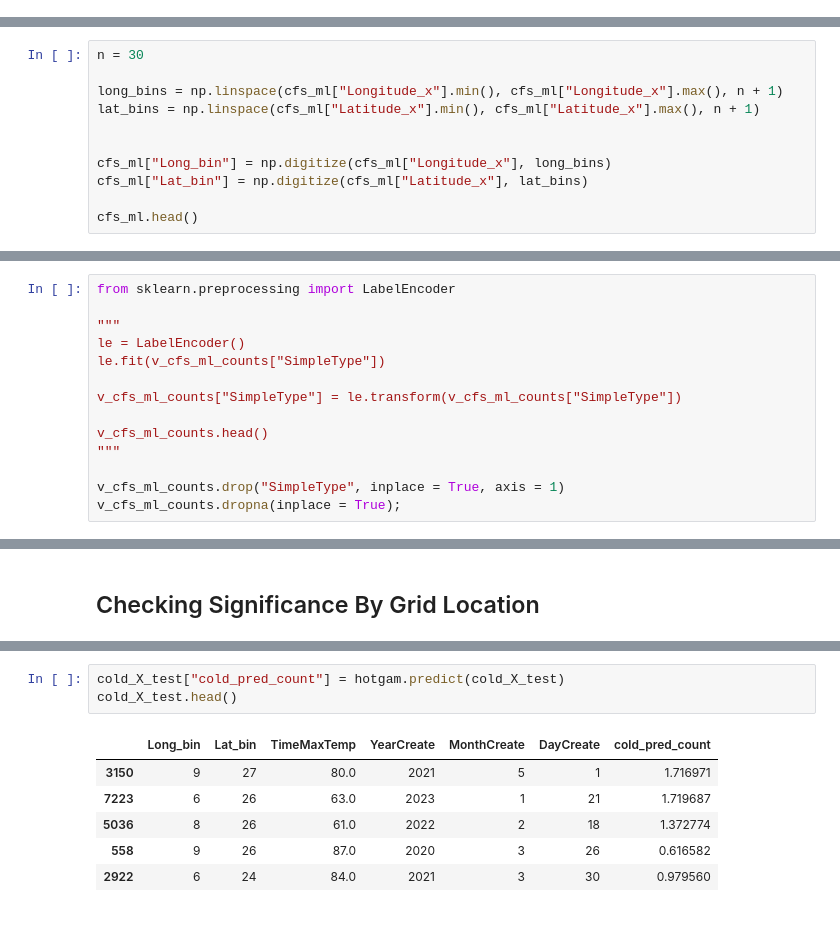
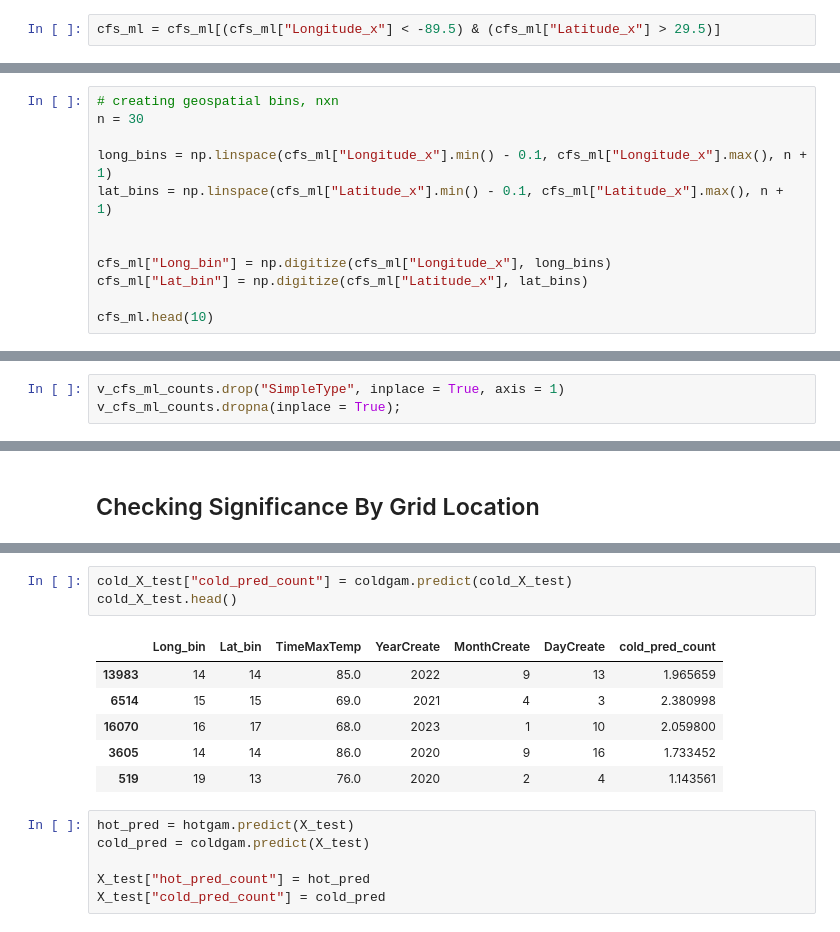
Before and after one commit to outlawhayden/weather-crime, a Jupyter notebook: notebooks/model_playground.ipynb, the cells around one changed output, grey strips where cells are left out. Cells and saved outputs as stored; diff of their text form.

```diff
--- a/notebooks/model_playground.ipynb
+++ b/notebooks/model_playground.ipynb
@@ -731,0 +724,2 @@ calls_weather_master.head()
+# %%
+cfs_ml = cfs_ml[(cfs_ml["Longitude_x"] < -89.5) & (cfs_ml["Latitude_x"] > 29.5)]
@@ -732,14 +730,15 @@ calls_weather_master.head()
 # %%
+# creating geospatial bins, nxn
 n = 30
 
-long_bins = np.linspace(cfs_ml["Longitude_x"].min(), cfs_ml["Longitude_x"].max(), n + 1)
-lat_bins = np.linspace(cfs_ml["Latitude_x"].min(), cfs_ml["Latitude_x"].max(), n + 1)
+long_bins = np.linspace(cfs_ml["Longitude_x"].min() - 0.1, cfs_ml["Longitude_x"].max(), n + 1)
+lat_bins = np.linspace(cfs_ml["Latitude_x"].min() - 0.1, cfs_ml["Latitude_x"].max(), n + 1)
 
 
 cfs_ml["Long_bin"] = np.digitize(cfs_ml["Longitude_x"], long_bins)
 cfs_ml["Lat_bin"] = np.digitize(cfs_ml["Latitude_x"], lat_bins)
 
-cfs_ml.head()
+cfs_ml.head(10)
 # %% [output]
 |  | NOPD_Item | TimeCreate | Zip | Longitude_x | Latitude_x | SimpleType | TimeMaxTemp | PairedStation | ... |
 | 0 | A3472220 | 2020-01-28 01:37:20 | 70114.0 | -90.045256 | 29.947510 | Status | NaN | US1LAOR0006 | ... |
@@ -872,15 +830,4 @@ v_cfs_ml_counts.head()
 # %%
-from sklearn.preprocessing import LabelEncoder
-
-"""
-le = LabelEncoder()
-le.fit(v_cfs_ml_counts["SimpleType"])
-
-v_cfs_ml_counts["SimpleType"] = le.transform(v_cfs_ml_counts["SimpleType"])
-
-v_cfs_ml_counts.head()
-"""
-
 v_cfs_ml_counts.drop("SimpleType", inplace = True, axis = 1)
 v_cfs_ml_counts.dropna(inplace = True);
 # %%
@@ -1075,10 +1024,16 @@ hot_X_test.head()
 # %%
-cold_X_test["cold_pred_count"] = hotgam.predict(cold_X_test)
+cold_X_test["cold_pred_count"] = coldgam.predict(cold_X_test)
 cold_X_test.head()
 # %% [output]
 |  | Long_bin | Lat_bin | TimeMaxTemp | YearCreate | MonthCreate | DayCreate | cold_pred_count |
-| 3150 | 9 | 27 | 80.0 | 2021 | 5 | 1 | 1.716971 |
-| 7223 | 6 | 26 | 63.0 | 2023 | 1 | 21 | 1.719687 |
-| 5036 | 8 | 26 | 61.0 | 2022 | 2 | 18 | 1.372774 |
-| 558 | 9 | 26 | 87.0 | 2020 | 3 | 26 | 0.616582 |
-| 2922 | 6 | 24 | 84.0 | 2021 | 3 | 30 | 0.979560 |
+| 13983 | 14 | 14 | 85.0 | 2022 | 9 | 13 | 1.965659 |
+| 6514 | 15 | 15 | 69.0 | 2021 | 4 | 3 | 2.380998 |
+| 16070 | 16 | 17 | 68.0 | 2023 | 1 | 10 | 2.059800 |
+| 3605 | 14 | 14 | 86.0 | 2020 | 9 | 16 | 1.733452 |
+| 519 | 19 | 13 | 76.0 | 2020 | 2 | 4 | 1.143561 |
+# %%
+hot_pred = hotgam.predict(X_test)
+cold_pred = coldgam.predict(X_test)
+
+X_test["hot_pred_count"] = hot_pred
+X_test["cold_pred_count"] = cold_pred
```
Also changed, not shown: parts of 42 cells of this notebook, 1 other file.
